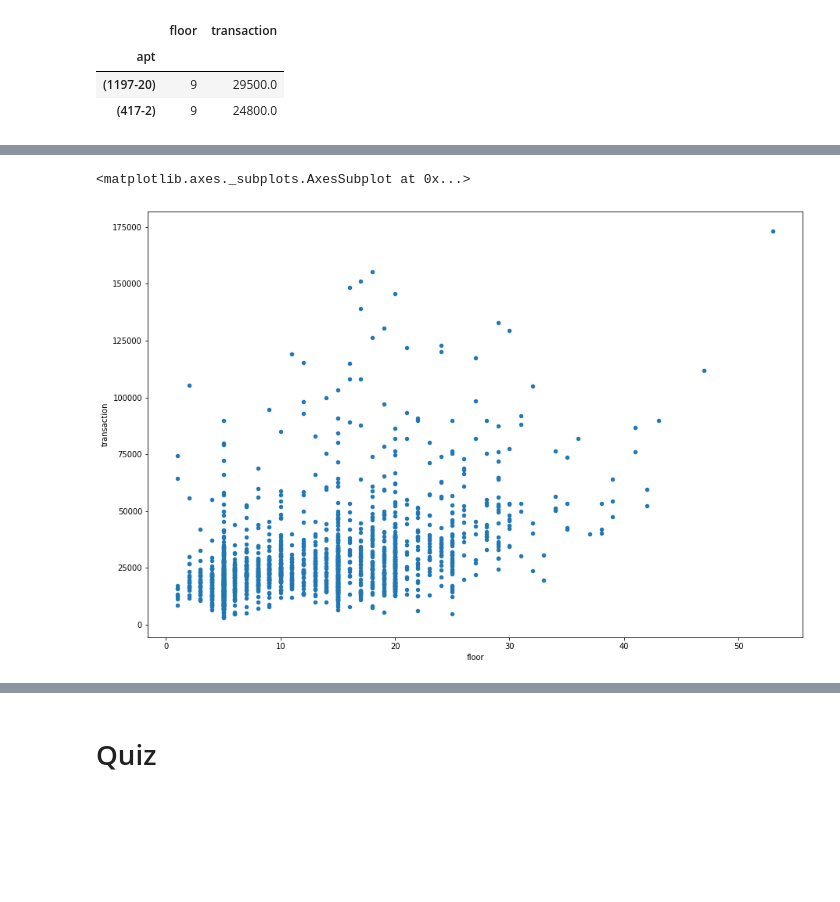
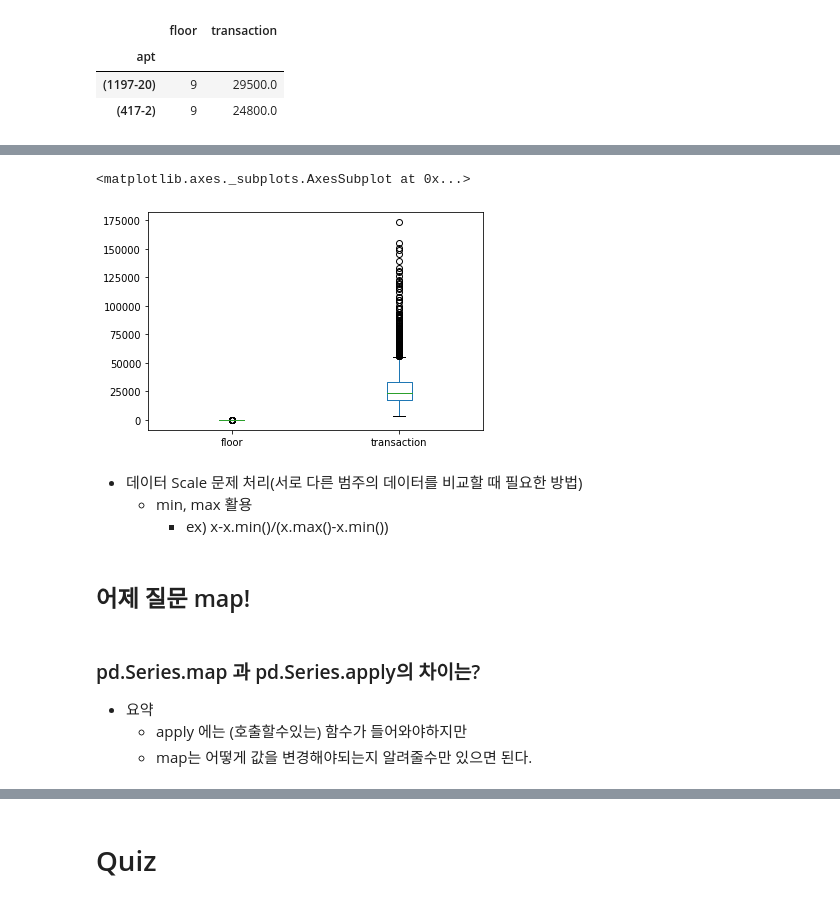
Before and after one commit to gyeonh/Data_analysis, a Jupyter notebook: course3.ipynb, the cells around one changed output, grey strips where cells are left out. Saved outputs shown, nothing was run; the diff lists cells and outputs as text; code cells hidden in the pictures; blank space fills up the shorter version.

```diff
--- a/course3.ipynb
+++ b/course3.ipynb
@@ -314,5 +592,17 @@ tmp_df.boxplot(by="floor", rot=90, figsize=(15,10))
-# %%
-tmp_df.plot(x='floor',y='transaction', kind='scatter', figsize=(15,10))
-# %% [output]
-<matplotlib.axes._subplots.AxesSubplot at 0x...>
-[figure, removed]
+# %%
+# Wrong! 이렇게 하면 안된다
+relation_df.plot.box(by='floor')
+# %% [output]
+<matplotlib.axes._subplots.AxesSubplot at 0x...>
+[figure, added]
+# %% [markdown]
+- 데이터 Scale 문제 처리(서로 다른 범주의 데이터를 비교할 때 필요한 방법)
+    - min, max 활용
+        - ex) x-x.min()/(x.max()-x.min())
+# %% [markdown]
+## 어제 질문 map!
+# %% [markdown]
+### pd.Series.map 과 pd.Series.apply의 차이는?
+- 요약
+    - apply 에는 (호출할수있는) 함수가 들어와야하지만
+    - map는 어떻게 값을 변경해야되는지 알려줄수만 있으면 된다.
```
Also changed, not shown: parts of 166 cells of this notebook.
